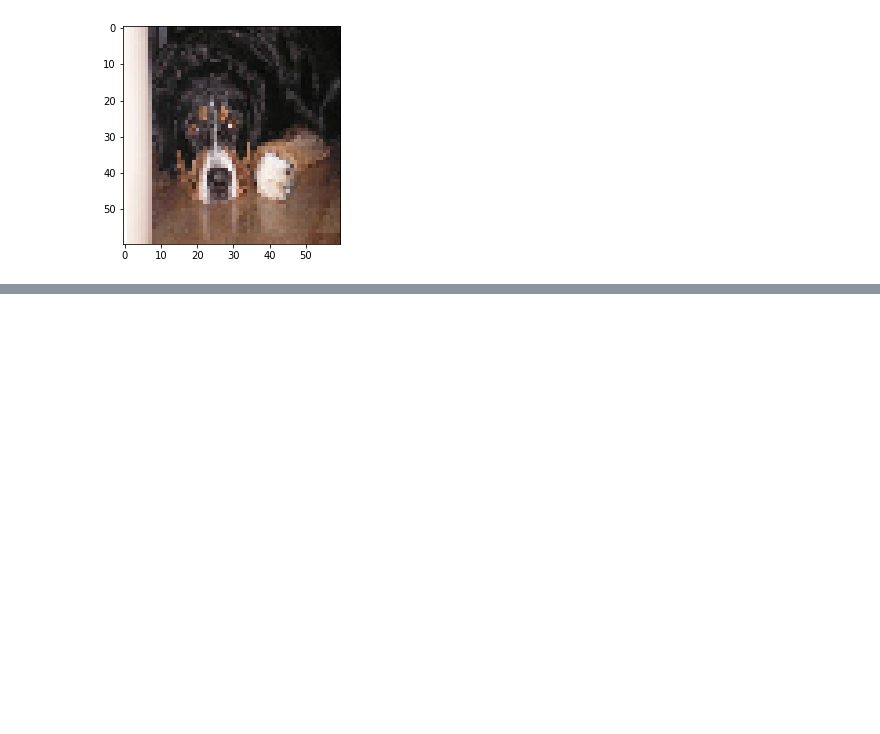
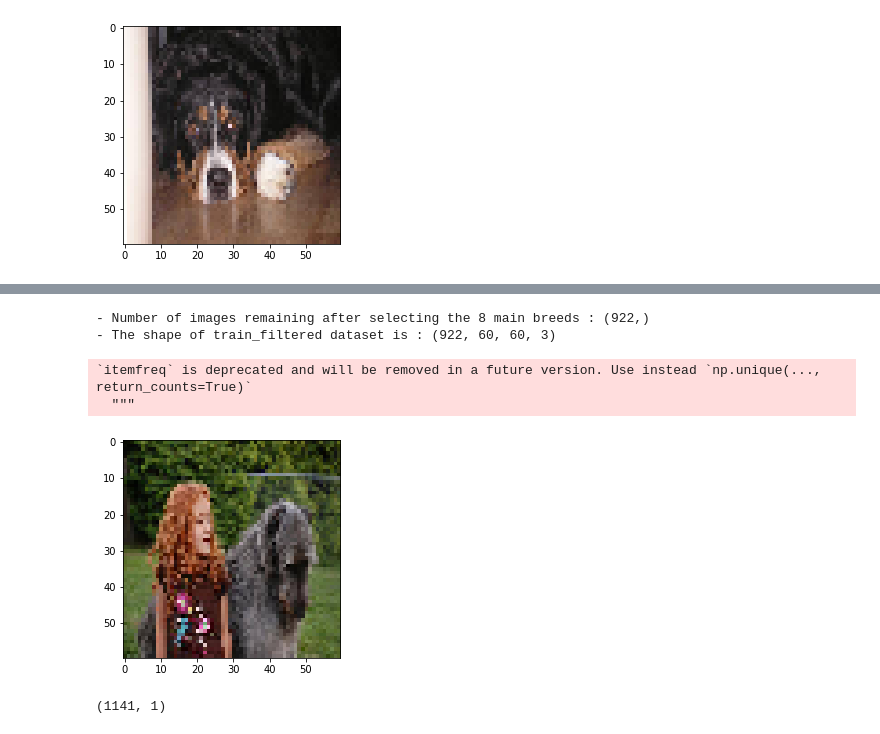
Before and after one commit to mic9410/dog-breeds-classification, a Jupyter notebook: Projekt końcowy.ipynb, the cells around one changed output, grey strips where cells are left out. Saved outputs shown, nothing was run; the diff lists cells and outputs as text; code cells hidden in the pictures; blank space fills up the shorter version.

```diff
--- a/Projekt końcowy.ipynb
+++ b/Projekt końcowy.ipynb
@@ -178,0 +182,41 @@ plt.show()
+# %%
+Nber_of_breeds = 8
+
+# Get the N most represented breeds
+def main_breeds(labels_raw, Nber_breeds , all_breeds='TRUE'):
+    labels_freq_pd = itemfreq(labels_raw["breed"])
+    labels_freq_pd = labels_freq_pd[labels_freq_pd[:, 1].argsort()[::-1]]
+
+    if all_breeds == 'FALSE':
+        main_labels = labels_freq_pd[:,0][0:Nber_breeds]
+    else:
+        main_labels = labels_freq_pd[:,0][:]
+
+    labels_raw_np = labels_raw["breed"].values
+    labels_raw_np = labels_raw_np.reshape(labels_raw_np.shape[0],1)
+    labels_filtered_index = np.where(labels_raw_np == main_labels)
+    return labels_filtered_index
+
+labels_filtered_index = main_breeds(labels_raw = labels, Nber_breeds = Nber_of_breeds, all_breeds='FALSE')
+labels_filtered = labels.iloc[labels_filtered_index[0],:]
+train_filtered = train[labels_filtered_index[0],:,:,:]
+print('- Number of images remaining after selecting the {0} main breeds : {1}'.format(Nber_of_breeds, labels_filtered_index[0].shape))
+print('- The shape of train_filtered dataset is : {0}'.format(train_filtered.shape))
+# %% [output]
+- Number of images remaining after selecting the 8 main breeds : (922,)
+- The shape of train_filtered dataset is : (922, 60, 60, 3)
+`itemfreq` is deprecated and will be removed in a future version. Use instead `np.unique(..., return_counts=True)`
+  """
+# %%
+lum_img = train_filtered[1,:,:,:]
+plt.imshow(lum_img)
+plt.show()
+# %% [output]
+[figure, added]
+# %%
+# We select the labels from the N main breeds
+labels = labels_filtered["breed"].values
+labels = labels.reshape(labels.shape[0],1) #labels.shape[0] looks faster than using len(labels)
+labels.shape
+# %% [output]
+(1141, 1)
```
Also changed, not shown: parts of 6 cells of this notebook.
